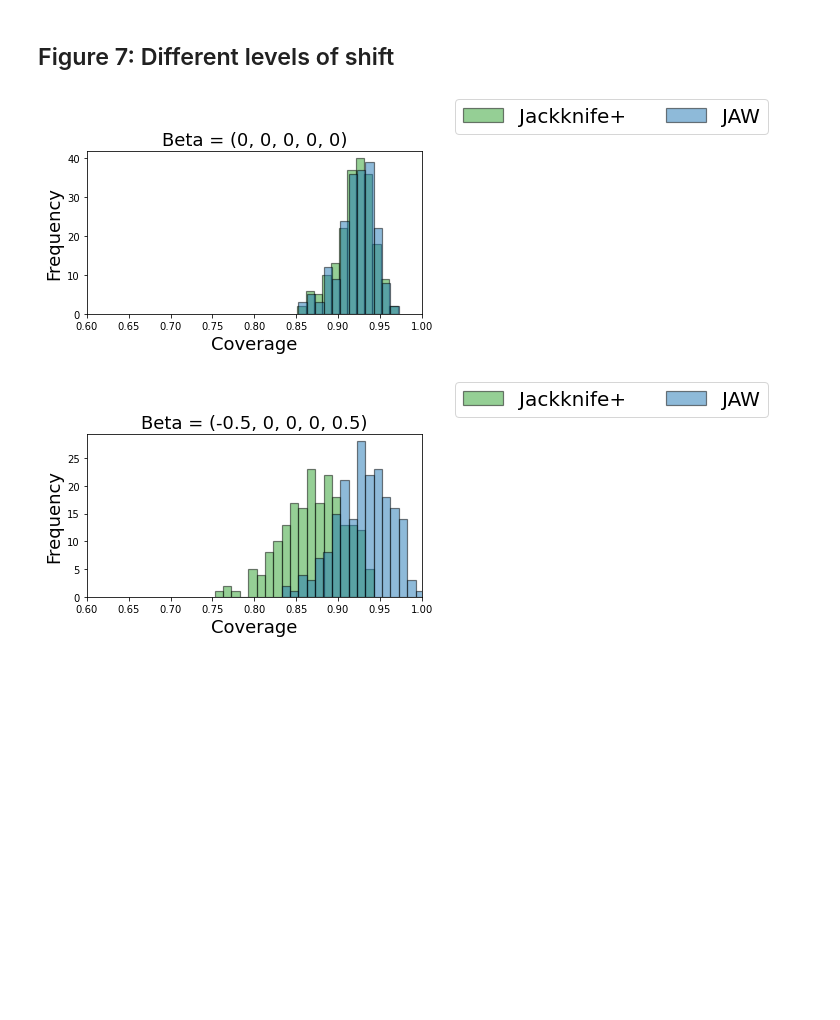
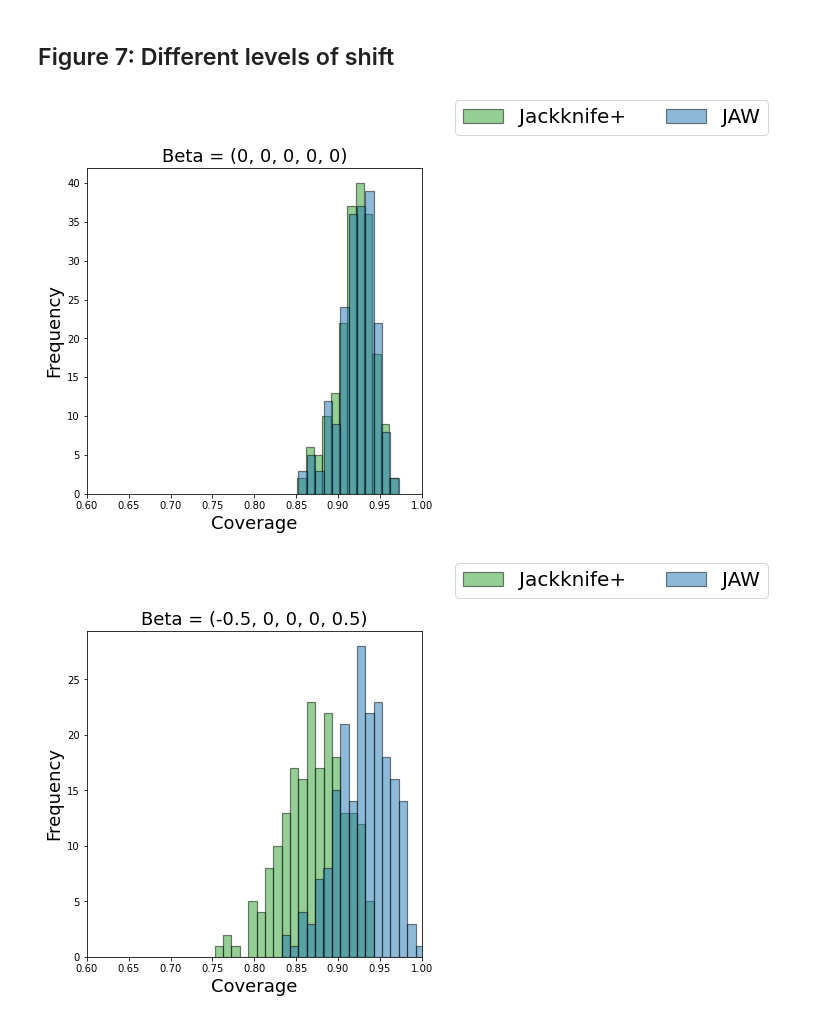
Before and after one commit to drewprinster/jaws, a Jupyter notebook: JAW_CoverageWidthExperiments_MakeFigures.ipynb, the cells around one changed output. Cells and saved outputs as stored; diff of their text form; code cells hidden in the pictures; blank space fills up the shorter version.

```diff
--- a/JAW_CoverageWidthExperiments_MakeFigures.ipynb
+++ b/JAW_CoverageWidthExperiments_MakeFigures.ipynb
@@ -391,34 +391,34 @@ bias_2_5_hist = bias_2_5[bias_2_5["muh_fun"]=="random_forest"][bias_2_5["method"
 
 biases = [bias_0_0_hist, bias_0_5_hist, bias_1_0_hist, bias_1_5_hist, bias_2_0_hist, bias_2_5_hist]
 biases_names = ['bias_0_0_hist', 'bias_0_5_hist', 'bias_1_0_hist', 'bias_1_5_hist', 'bias_2_0_hist', 'bias_2_5_hist']
 
 # biases = [bias_0_0_hist, bias_0_5_hist, bias_1_0_hist, bias_2_0_hist]
 # biases_names = ['bias_0_0_hist', 'bias_0_5_hist', 'bias_1_0_hist', 'bias_2_0_hist']
 
 
 bias_levels = [0, 0.5, 1, 1.5, 2, 2.5]
 
 
 for i in range(0, len(biases)):
     wbias = wbiases[i]
     wbias_name = wbiases_names[i]
     bias = biases[i]
     bias_name = biases_names[i]
     bias_level = bias_levels[i]
 
-    plt.figure(figsize=(6,3))
+    plt.figure(figsize=(6,6))
     w = 0.01
     plt.hist(bias, bins=np.arange(min(bias), max(bias) + w, w), alpha=0.5, label="Jackknife+", edgecolor='black', linewidth=1.2, color = 'C2')
     plt.hist(wbias, bins=np.arange(min(wbias), max(wbias) + w, w), alpha=0.5, label="JAW", edgecolor='black', linewidth=1.2, color = 'C0')
     plt.ylabel('Frequency', fontsize = 18)
     plt.xlabel('Coverage', fontsize = 18)
     if (bias_level != 0):
         plt.title('Beta = (-' + str(bias_level) + ', 0, 0, 0, ' + str(bias_level) + ')', fontsize = 18)
     else:
         plt.title('Beta = (' + str(bias_level) + ', 0, 0, 0, ' + str(bias_level) + ')', fontsize = 18)
     plt.legend(fontsize = 20, ncol=2, loc=[1.1, 1.1])
     plt.xlim([0.6, 1])
-    plt.savefig('./Results/JAW_airfoil'+ '_' + str(bias_levels[i]) + 'bias_.png',dpi=200,bbox_inches='tight')
+    plt.savefig('./Results/JAW_airfoil'+ '_' + str(bias_levels[i]) + 'bias__square.png',dpi=200,bbox_inches='tight')
 # %% [output]
-[figure, old version]
+[figure, new version]
-[figure, old version]
+[figure, new version]
```
Also changed, not shown: parts of 1 cell of this notebook, 6 other files.
